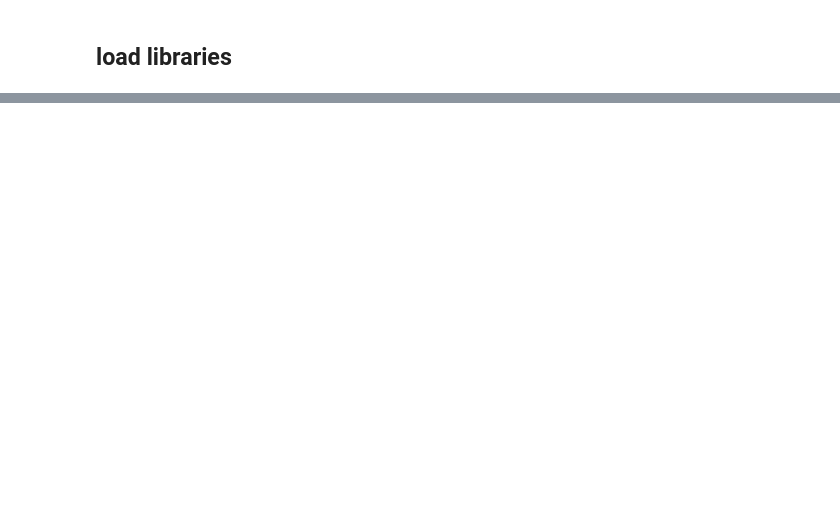
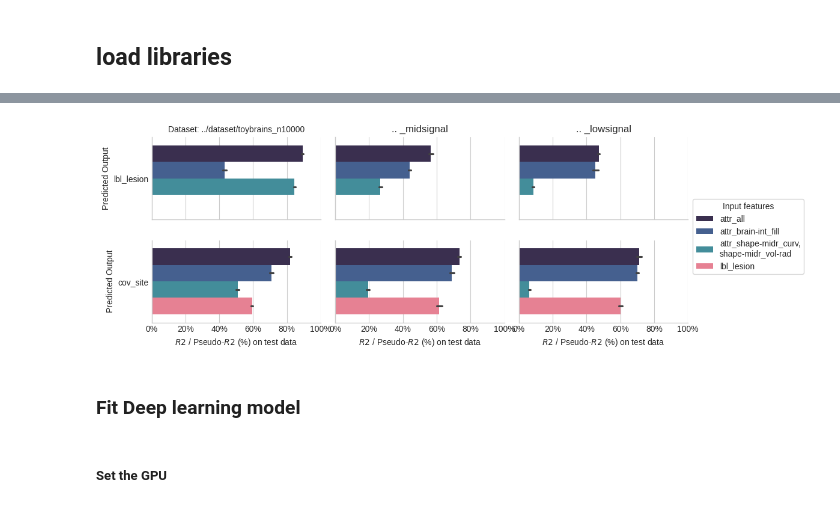
Before and after one commit to RoshanRane/toybrains, a Jupyter notebook: analysis/supervised_learning.ipynb, the cells around one changed output, grey strips where cells are left out. Saved outputs shown, nothing was run; the diff lists cells and outputs as text; code cells hidden in the pictures; blank space fills up the shorter version.

```diff
--- a/analysis/supervised_learning.ipynb
+++ b/analysis/supervised_learning.ipynb
@@ -17,0 +51,8 @@ NOTE :
+# %%
+results = []
+for data_dir in DATASETS:
+    toy = ToyBrainsData("configs.lbl1cov1")
+    # load the already generated dataset
+    toy.load_generated_dataset(data_dir)
+    result = toy.fit_baseline_models(CV=10)
+    results.append(result)
@@ -18,3 +66,11 @@ NOTE :
+# %%
+toy.viz_baseline_results(results)
+# %% [output]
+[figure, added]
+# %% [markdown]
+### Fit Deep learning model
+# %% [markdown]
+##### Set the GPU
 # %%
 # check GPUs available and memory
 ! gpustat
```
Also changed, not shown: parts of 60 cells of this notebook, 2 other files.
